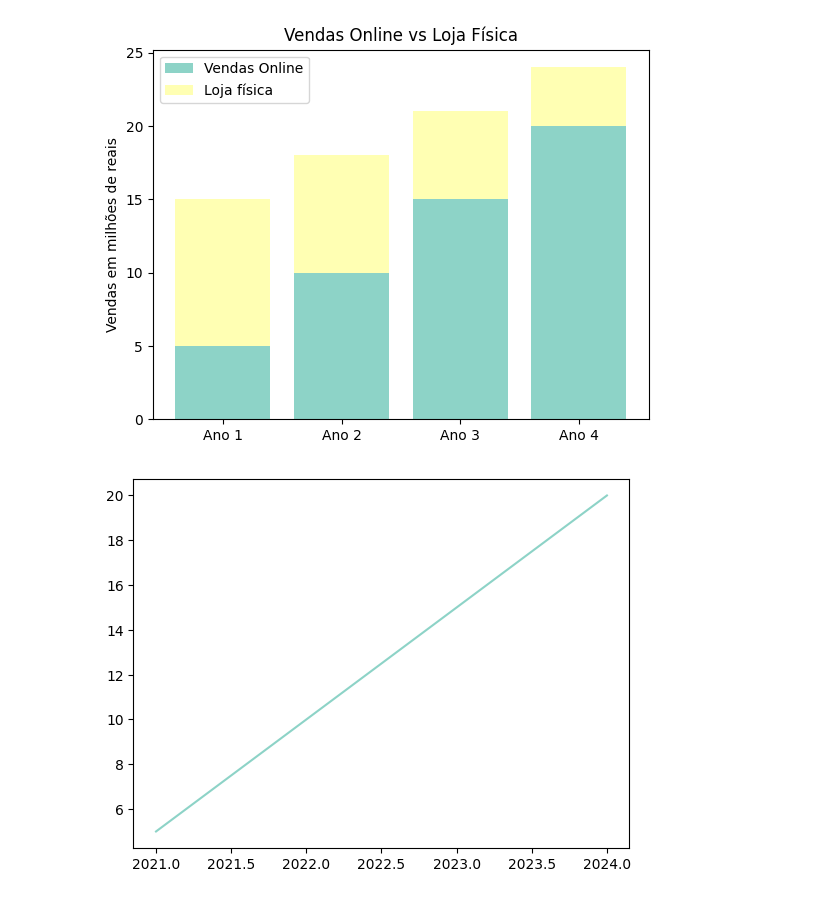
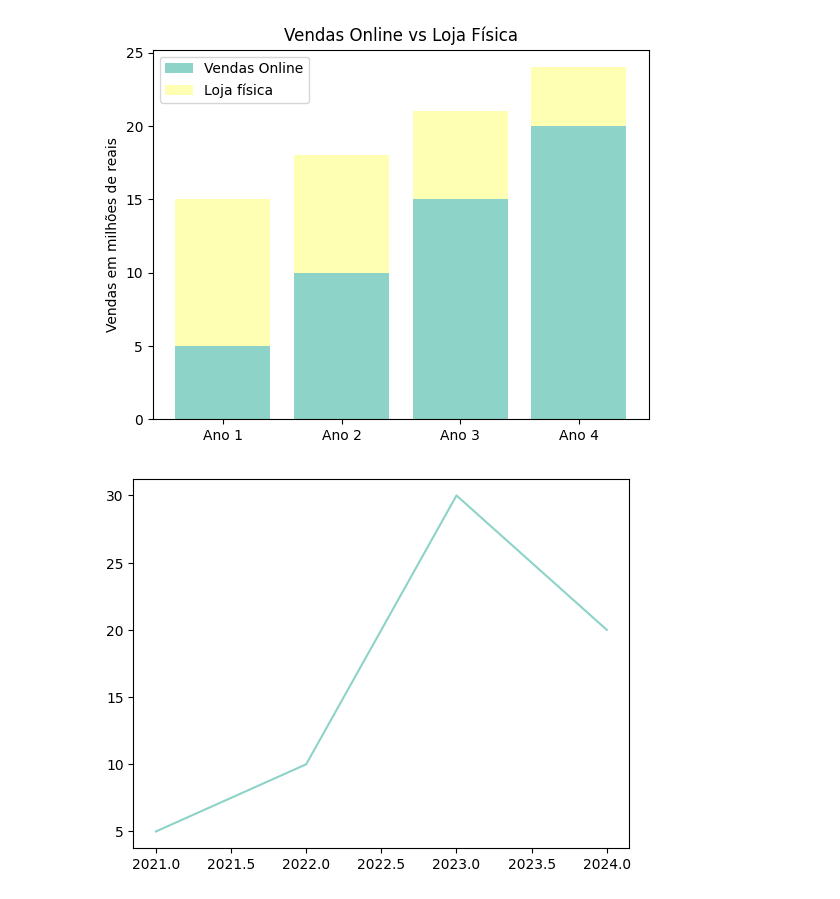
Before and after one commit to accorsi-lucas/Matplotlib-e-Seaborn, a Jupyter notebook: Matplotlib - Paleta de cores - parte 2/05_plt_mudando_esquema_cores_parte2_inicial.ipynb, the cells around one changed output. Saved outputs shown, nothing was run; the diff lists cells and outputs as text; code cells hidden in the pictures.

```diff
--- a/Matplotlib - Paleta de cores - parte 2/05_plt_mudando_esquema_cores_parte2_inicial.ipynb
+++ b/Matplotlib - Paleta de cores - parte 2/05_plt_mudando_esquema_cores_parte2_inicial.ipynb
@@ -36,9 +36,9 @@ plt.show()
 # %%
 # a partir do plt.rc todos os gráficos terão as cores da paleta definida no cycler
 anos = [2021, 2022, 2023, 2024]
-vendas = [5, 10, 15, 20] # em milhões de reais
+vendas = [5, 10, 30, 20] # em milhões de reais
 
 plt.plot(anos, vendas, label='Vendas')
 plt.show()
 # %% [output]
-[figure, old version]
+[figure, new version]
```
Also changed, not shown: 2 other files.
